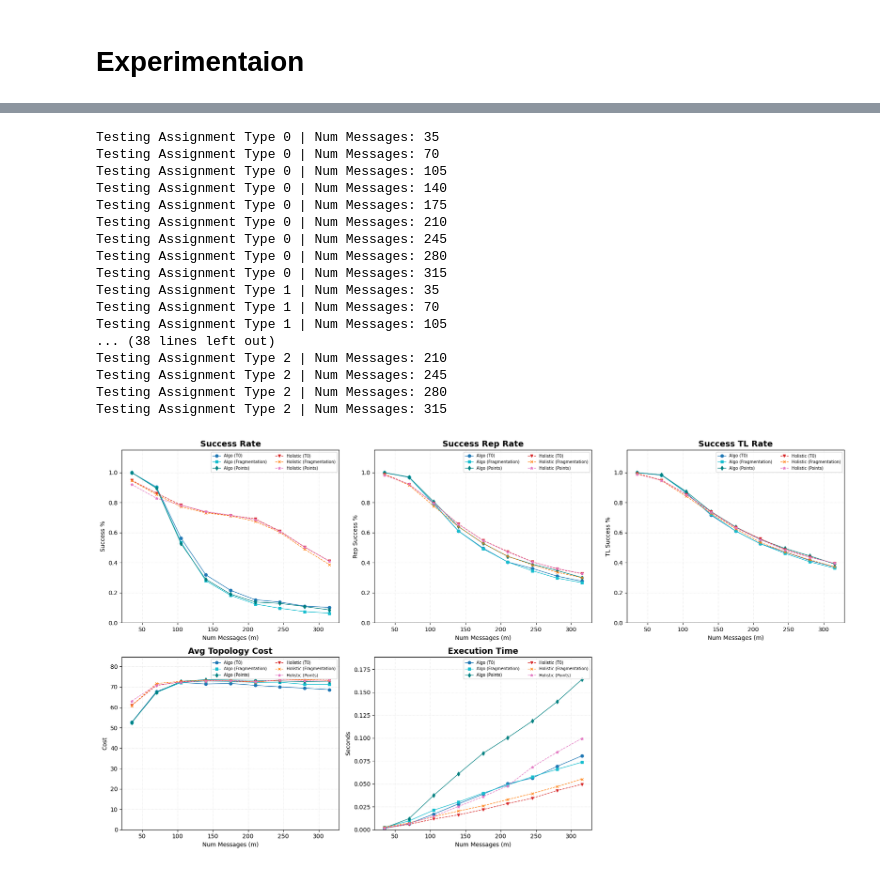
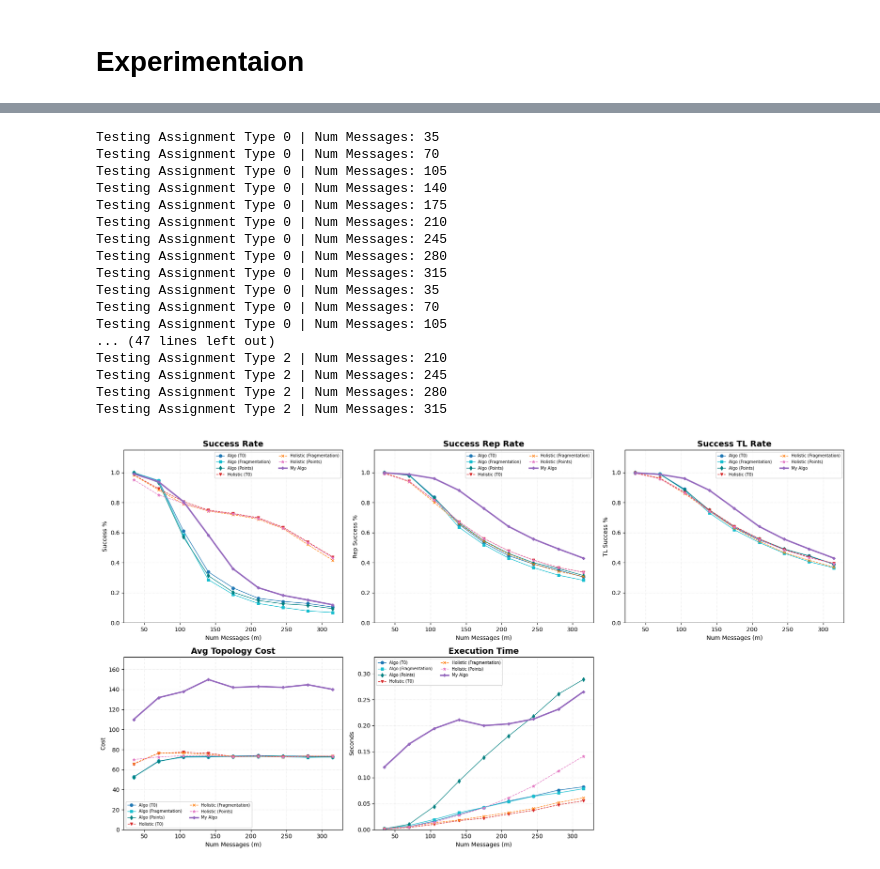
Before and after one commit to ewilipsic/CapstoneThings, a Jupyter notebook: compare_assignments.ipynb, the cells around one changed output, grey strips where cells are left out. Saved outputs shown, nothing was run; the diff lists cells and outputs as text; code cells hidden in the pictures.

```diff
--- a/compare_assignments.ipynb
+++ b/compare_assignments.ipynb
@@ -466,7 +466,7 @@ def run_experiment(Routing_Algortihm,assignment_type):
         total_success_rep = 0
         total_success_tl = 0
 
-        runs = 1
+        runs = 100
         for seed in range(runs):
             M = tsn.makeInputs(num_ecu, num_bridges, num_messages, base_period,
                                period_choice, period_choice_weights,
@@ -476,7 +476,7 @@ def run_experiment(Routing_Algortihm,assignment_type):
             output = Routing_Algortihm(num_ecu, num_bridges, M, bridge_limit, link_build_cost,yens_kmax, assignment_type)
             end = time.time()
 
-            if(check_overlap(M,output) == 0): print("Overlap Detected")
+            if(check_overlap(M,output) == 0): print(f"Overlap Detected: seed {seed}")
 
             total_success += successfulPercetage(M, output)
             total_cost += output.Cost
@@ -703,16 +729,16 @@ period_choice = tsn.VectorInt([1,2,3,10])
 period_choice_weights = tsn.Vectordouble([0.1,0.1,0.1,0.7])
 min_size, max_size = 1,1
 min_tl, max_tl = 2, 2
-yens_kmax = 12
+yens_kmax = 40
 message_counts = [35 + 35*i for i in range(9)]
 # --- Run Experiments ---
+_, data_6 = run_experiment(tsn.my_algo,0)
 x_axis, data_0 = run_experiment(tsn.algo,0)
 _, data_1 = run_experiment(tsn.algo,1)
 _, data_2 = run_experiment(tsn.algo,2)
 _, data_3 = run_experiment(tsn.holistic_algo,0)
 _, data_4 = run_experiment(tsn.holistic_algo,1)
 _, data_5 = run_experiment(tsn.holistic_algo,2)
-_, data_6 = run_experiment(tsn.my_algo,0)
 
 import numpy as np
 import matplotlib.pyplot as plt
@@ -752,35 +778,35 @@ for i, (key, ylabel, title) in enumerate(metrics):
     axs[i].set_xlabel('Num Messages (m)')
     axs[i].set_ylabel(ylabel)
 
     # Set Y-axis limits dynamically
     y_vals = [val for d, _, _, _, _ in datasets for val in d[key]]
     if y_vals:
         axs[i].set_ylim(0, max(y_vals) * 1.15)
 
     axs[i].legend(fontsize='x-small', ncol=2)
     axs[i].grid(True, linestyle=':', alpha=0.4)
 
 # Remove the empty 6th subplot (index 5)
 fig.delaxes(axs[5])
 
 plt.tight_layout()
 plt.show()
 # %% [output]
 Testing Assignment Type 0 | Num Messages: 35
 Testing Assignment Type 0 | Num Messages: 70
 Testing Assignment Type 0 | Num Messages: 105
 Testing Assignment Type 0 | Num Messages: 140
 Testing Assignment Type 0 | Num Messages: 175
 Testing Assignment Type 0 | Num Messages: 210
 Testing Assignment Type 0 | Num Messages: 245
 Testing Assignment Type 0 | Num Messages: 280
 Testing Assignment Type 0 | Num Messages: 315
-Testing Assignment Type 1 | Num Messages: 35
-Testing Assignment Type 1 | Num Messages: 70
-Testing Assignment Type 1 | Num Messages: 105
-... (38 lines left out)
+Testing Assignment Type 0 | Num Messages: 35
+Testing Assignment Type 0 | Num Messages: 70
+Testing Assignment Type 0 | Num Messages: 105
+... (47 lines left out)
 Testing Assignment Type 2 | Num Messages: 210
 Testing Assignment Type 2 | Num Messages: 245
 Testing Assignment Type 2 | Num Messages: 280
 Testing Assignment Type 2 | Num Messages: 315
-[figure, old version]
+[figure, new version]
```
Also changed, not shown: parts of 5 cells of this notebook, 7 other files.
